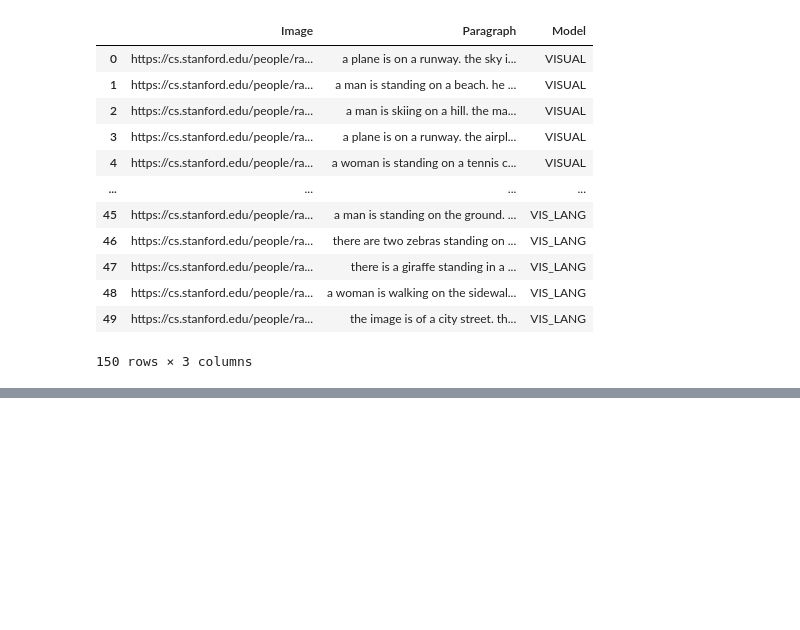
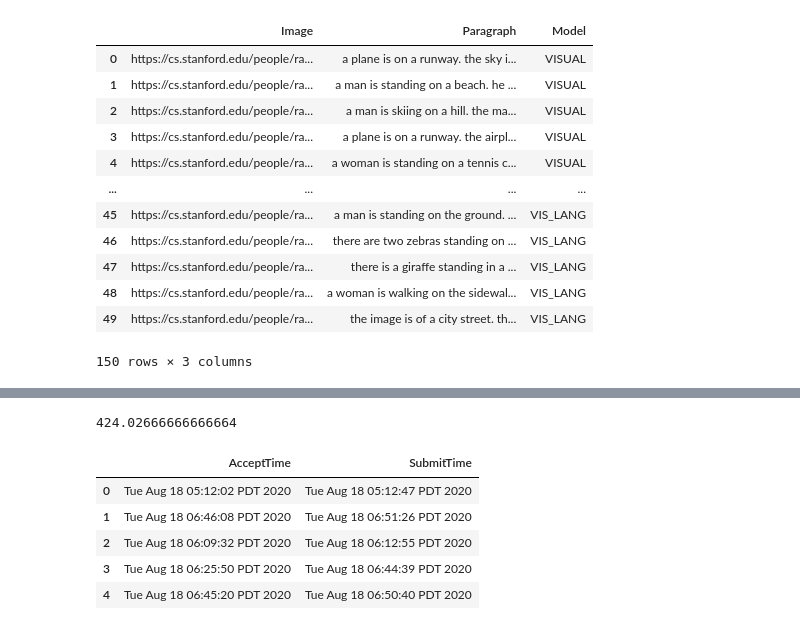
Before and after one commit to nilinykh/01-par-gen, a Jupyter notebook: eval_human/prepare.ipynb, the cells around one changed output, grey strips where cells are left out. Saved outputs shown, nothing was run; the diff lists cells and outputs as text; code cells hidden in the pictures; blank space fills up the shorter version.

```diff
--- a/eval_human/prepare.ipynb
+++ b/eval_human/prepare.ipynb
@@ -107,0 +237,5 @@ final_concat
+# %%
+worker_df['WorkTimeInSeconds'].mean()
+# 7 minutes per task (?), quite a lot...
+# %% [output]
+424.02666666666664
@@ -107,0 +244,9 @@ final_concat
+# %%
+timings.head()
+# %% [output]
+|  | AcceptTime | SubmitTime |
+| 0 | Tue Aug 18 05:12:02 PDT 2020 | Tue Aug 18 05:12:47 PDT 2020 |
+| 1 | Tue Aug 18 06:46:08 PDT 2020 | Tue Aug 18 06:51:26 PDT 2020 |
+| 2 | Tue Aug 18 06:09:32 PDT 2020 | Tue Aug 18 06:12:55 PDT 2020 |
+| 3 | Tue Aug 18 06:25:50 PDT 2020 | Tue Aug 18 06:44:39 PDT 2020 |
+| 4 | Tue Aug 18 06:45:20 PDT 2020 | Tue Aug 18 06:50:40 PDT 2020 |
```
Also changed, not shown: parts of 21 cells of this notebook.
